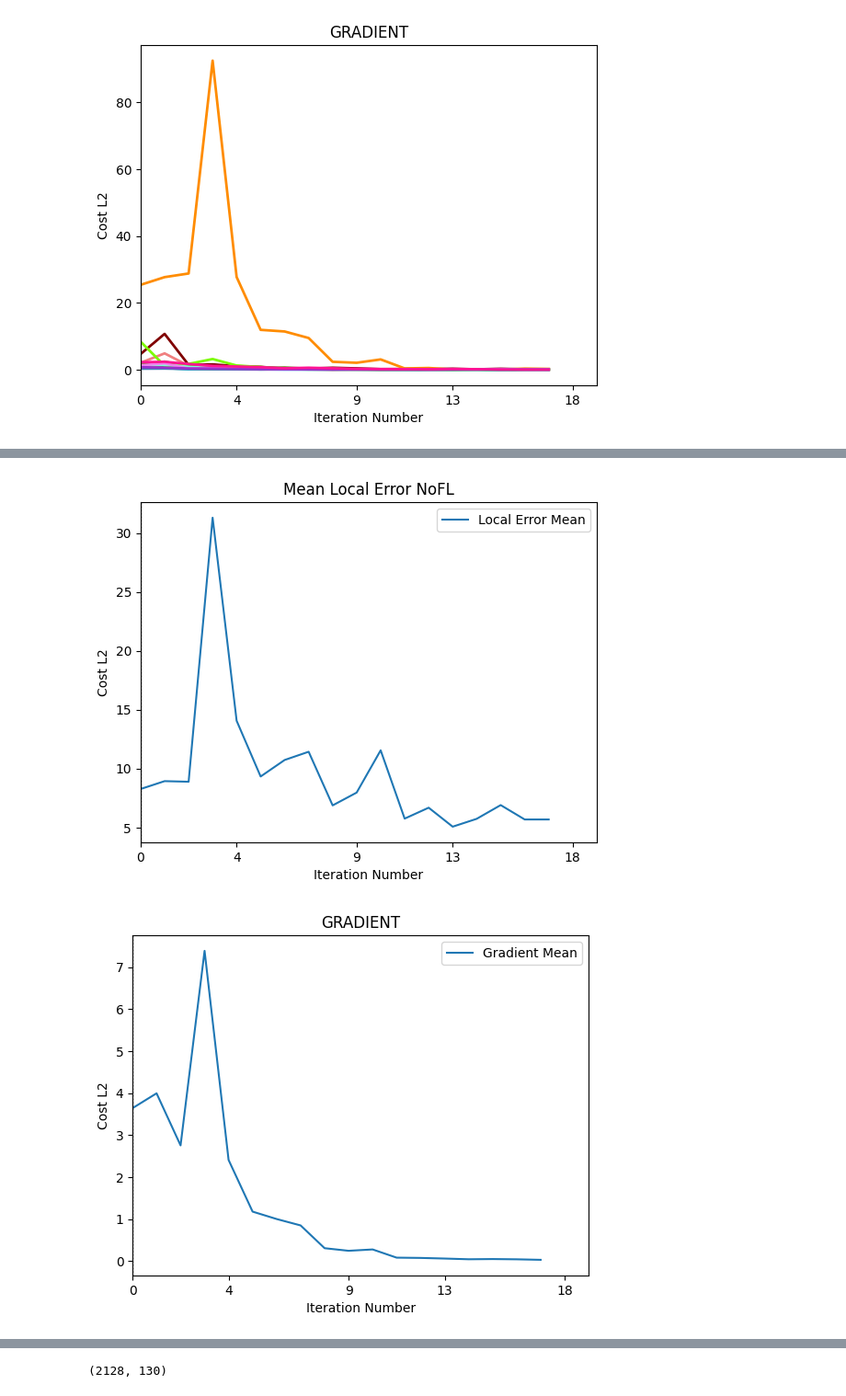
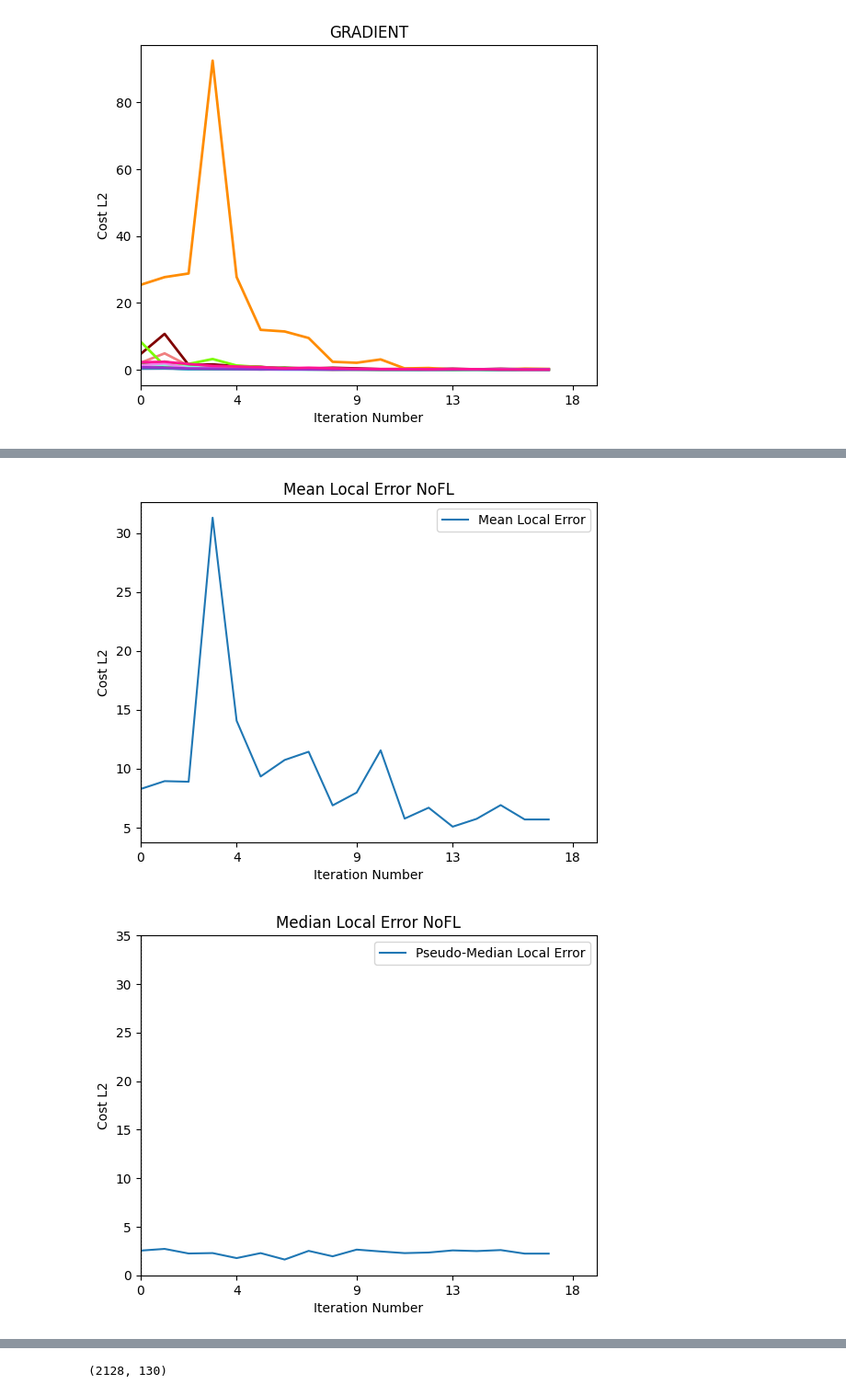
Before and after one commit to kdmalc/personalization-privacy-risk, a Jupyter notebook: 300_FL_Dec_Privacy.ipynb, the cells around one changed output, grey strips where cells are left out. Shown at 92% size. Drawn from its saved outputs; the diff is of its cells as text; code cells hidden in the pictures.

```diff
--- a/300_FL_Dec_Privacy.ipynb
+++ b/300_FL_Dec_Privacy.ipynb
@@ -105,7 +101,7 @@ condensed_external_plotting(users_c1, 'local', global_error=False, exclusion_ID_
 # %%
-users1, all_dfs1 = central_tendency_plotting(users_c1, global_error=False, dim_reduc_factor=1, custom_title='Mean Local Error NoFL')
-#users2, all_dfs2 = central_tendency_plotting(users_c1, global_error=False, plot_mean=False, plot_median=True, dim_reduc_factor=1, custom_title='Median Local Error NoFL')
-users3, all_dfs3 = central_tendency_plotting(users_c1, plot_gradient=True, dim_reduc_factor=1, local_error=False, global_error=False, custom_title='GRADIENT')
+users1, all_dfs1, all_vecs1 = central_tendency_plotting([users_c1], global_error=False, dim_reduc_factor=1, custom_title='Mean Local Error NoFL')
+users2, all_dfs2, all_vecs2 = central_tendency_plotting([users_c1], ylim_max=35, global_error=False, plot_mean=False, plot_median=True, dim_reduc_factor=1, custom_title='Median Local Error NoFL')
+users3, all_dfs3, all_vecs3 = central_tendency_plotting([users_c1], plot_gradient=True, dim_reduc_factor=1, local_error=False, global_error=False, custom_title='GRADIENT')
 # %% [output]
-[figure, old version]
+[figure, new version]
-[figure, old version]
+[figure, new version]
```
Also changed, not shown: parts of 27 cells of this notebook, 4 other files.
